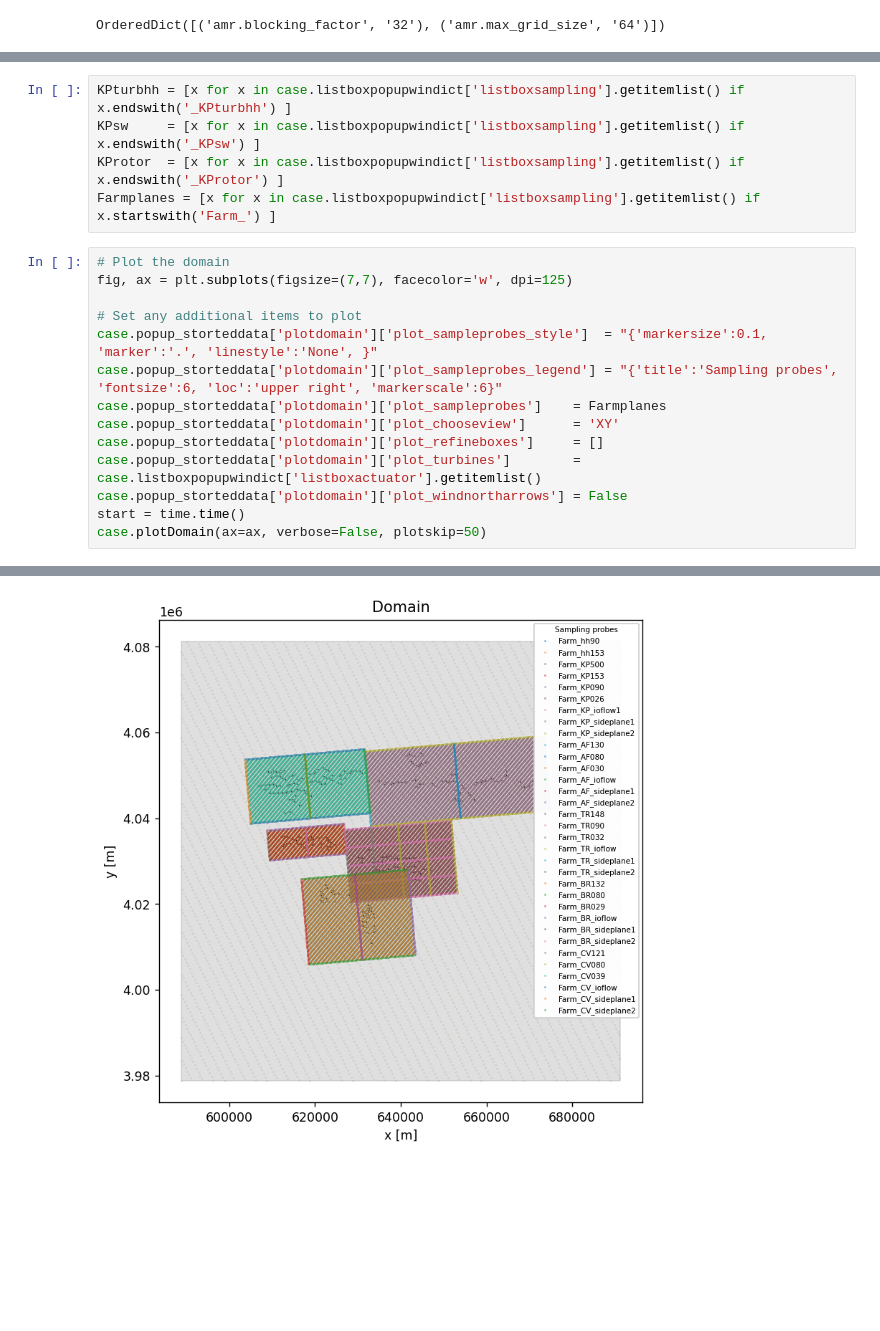
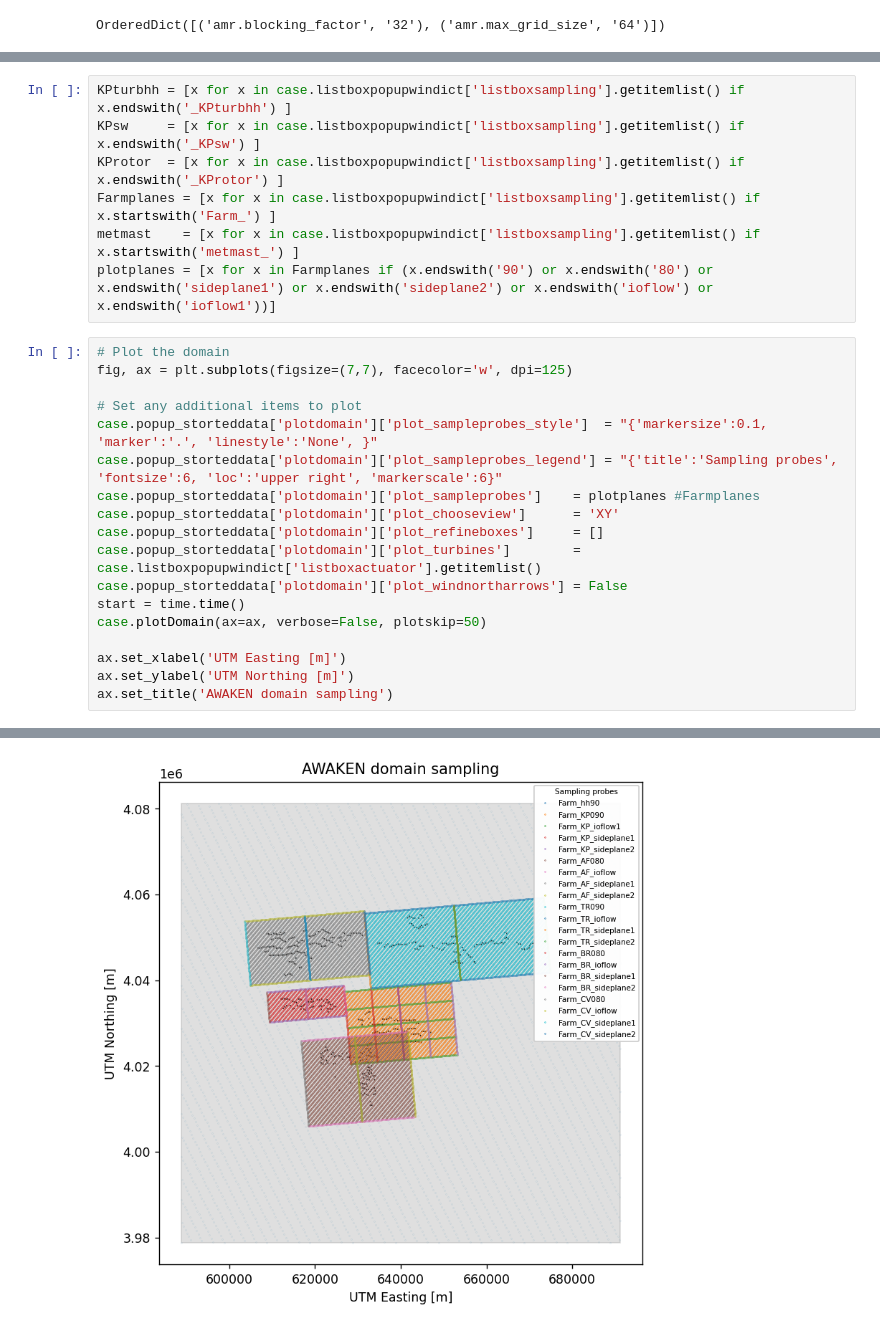
Before and after one commit to lawrenceccheung/AWAKEN_summit_setup, a Jupyter notebook: UnstableABL_farmrun1/PlotDomain.ipynb, the cells around one changed output, grey strips where cells are left out. Saved outputs shown, nothing was run; the diff lists cells and outputs as text; blank space fills up the shorter version.

```diff
--- a/UnstableABL_farmrun1/PlotDomain.ipynb
+++ b/UnstableABL_farmrun1/PlotDomain.ipynb
@@ -68,6 +165,8 @@ KPturbhh = [x for x in case.listboxpopupwindict['listboxsampling'].getitemlist()
 KPsw     = [x for x in case.listboxpopupwindict['listboxsampling'].getitemlist() if x.endswith('_KPsw') ]
 KProtor  = [x for x in case.listboxpopupwindict['listboxsampling'].getitemlist() if x.endswith('_KProtor') ]
 Farmplanes = [x for x in case.listboxpopupwindict['listboxsampling'].getitemlist() if x.startswith('Farm_') ]
+metmast    = [x for x in case.listboxpopupwindict['listboxsampling'].getitemlist() if x.startswith('metmast_') ]
+plotplanes = [x for x in Farmplanes if (x.endswith('90') or x.endswith('80') or x.endswith('sideplane1') or x.endswith('sideplane2') or x.endswith('ioflow') or x.endswith('ioflow1'))]
 # %%
 # Plot the domain
 fig, ax = plt.subplots(figsize=(7,7), facecolor='w', dpi=125)
@@ -75,11 +174,15 @@ fig, ax = plt.subplots(figsize=(7,7), facecolor='w', dpi=125)
 # Set any additional items to plot
 case.popup_storteddata['plotdomain']['plot_sampleprobes_style']  = "{'markersize':0.1, 'marker':'.', 'linestyle':'None', }"
 case.popup_storteddata['plotdomain']['plot_sampleprobes_legend'] = "{'title':'Sampling probes', 'fontsize':6, 'loc':'upper right', 'markerscale':6}"
-case.popup_storteddata['plotdomain']['plot_sampleprobes']    = Farmplanes
+case.popup_storteddata['plotdomain']['plot_sampleprobes']    = plotplanes #Farmplanes
 case.popup_storteddata['plotdomain']['plot_chooseview']      = 'XY'
 case.popup_storteddata['plotdomain']['plot_refineboxes']     = []
 case.popup_storteddata['plotdomain']['plot_turbines']        = case.listboxpopupwindict['listboxactuator'].getitemlist()
 case.popup_storteddata['plotdomain']['plot_windnortharrows'] = False
 start = time.time()
 case.plotDomain(ax=ax, verbose=False, plotskip=50)
+
+ax.set_xlabel('UTM Easting [m]')
+ax.set_ylabel('UTM Northing [m]')
+ax.set_title('AWAKEN domain sampling')
 # %% [output]
@@ -86,4 +190,4 @@ case.plotDomain(ax=ax, verbose=False, plotskip=50)
-[figure, old version]
+[figure, new version]
 # %%
 # Plot the domain
 fig, ax = plt.subplots(figsize=(7,7), facecolor='w', dpi=125)
```
Also changed, not shown: parts of 9 cells of this notebook.
